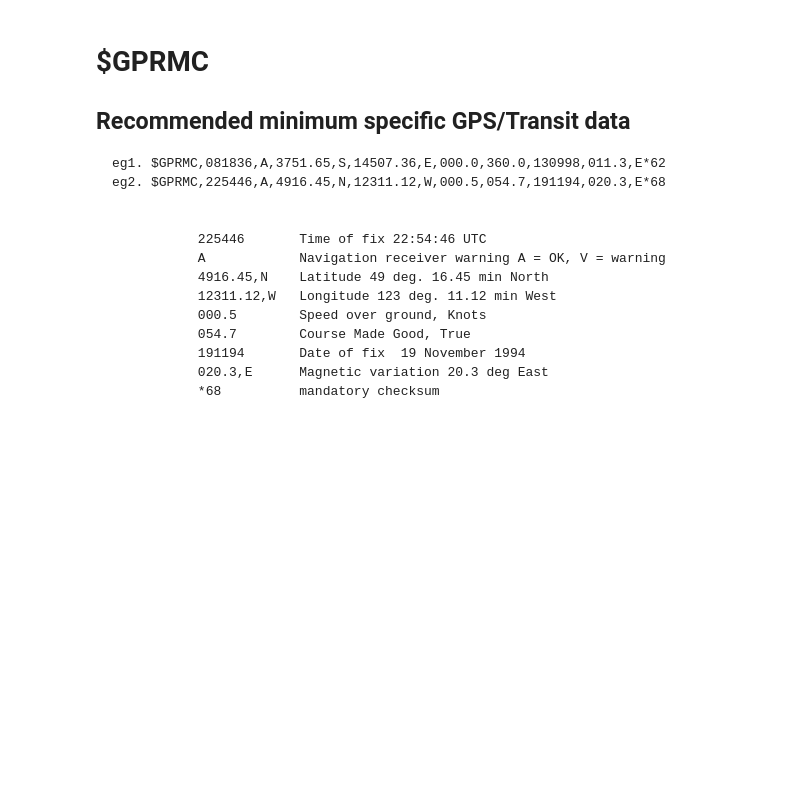
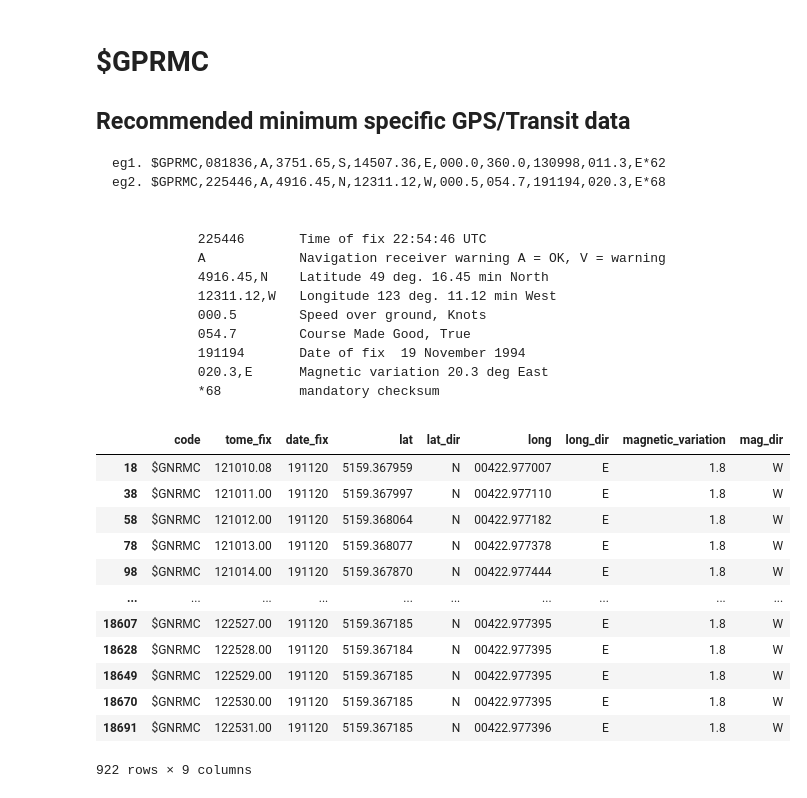
Before and after one commit to pratyush1611/geo1003_position, a Jupyter notebook: asg2.ipynb, the cells around one changed output. Drawn from its saved outputs; the diff is of its cells as text; code cells hidden in the pictures; blank space fills up the shorter version.

```diff
--- a/asg2.ipynb
+++ b/asg2.ipynb
@@ -162,0 +162,19 @@ rmc =
+# %%
+rmc = df[(df['code']=="$GNRMC") & (df['8'] is not None)]
+rmc = rmc[['code','1','9','3','4','5','6','10','11']]
+rmc.columns = ['code','tome_fix','date_fix','lat','lat_dir','long','long_dir','magnetic_variation','mag_dir']
+rmc
+# %% [output]
+|  | code | tome_fix | date_fix | lat | lat_dir | long | long_dir | magnetic_variation | mag_dir |
+| 18 | $GNRMC | 121010.08 | 191120 | 5159.367959 | N | 00422.977007 | E | 1.8 | W |
+| 38 | $GNRMC | 121011.00 | 191120 | 5159.367997 | N | 00422.977110 | E | 1.8 | W |
+| 58 | $GNRMC | 121012.00 | 191120 | 5159.368064 | N | 00422.977182 | E | 1.8 | W |
+| 78 | $GNRMC | 121013.00 | 191120 | 5159.368077 | N | 00422.977378 | E | 1.8 | W |
+| 98 | $GNRMC | 121014.00 | 191120 | 5159.367870 | N | 00422.977444 | E | 1.8 | W |
+| ... | ... | ... | ... | ... | ... | ... | ... | ... | ... |
+| 18607 | $GNRMC | 122527.00 | 191120 | 5159.367185 | N | 00422.977395 | E | 1.8 | W |
+| 18628 | $GNRMC | 122528.00 | 191120 | 5159.367184 | N | 00422.977395 | E | 1.8 | W |
+| 18649 | $GNRMC | 122529.00 | 191120 | 5159.367185 | N | 00422.977395 | E | 1.8 | W |
+| 18670 | $GNRMC | 122530.00 | 191120 | 5159.367185 | N | 00422.977395 | E | 1.8 | W |
+| 18691 | $GNRMC | 122531.00 | 191120 | 5159.367185 | N | 00422.977396 | E | 1.8 | W |
+922 rows × 9 columns
```
Also changed, not shown: parts of 4 cells of this notebook.
